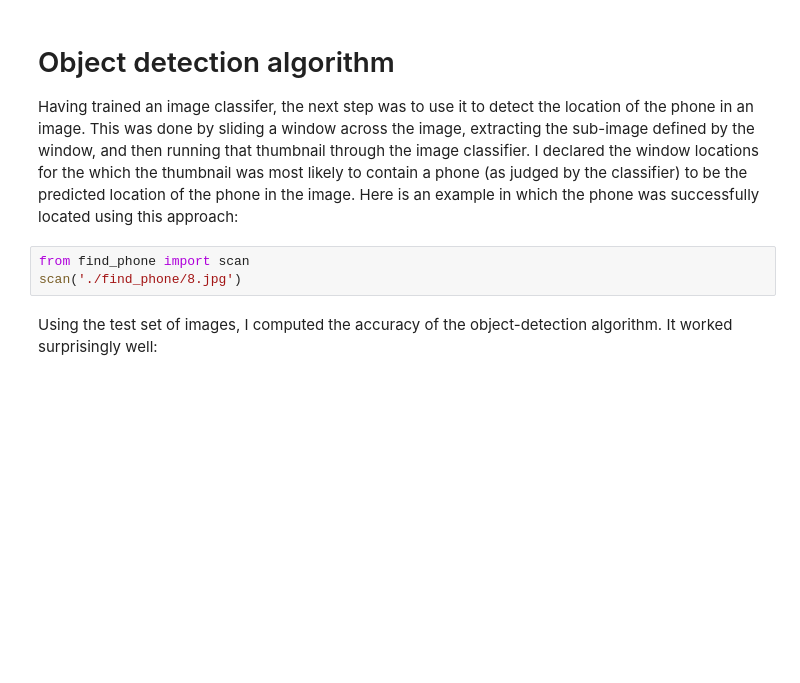
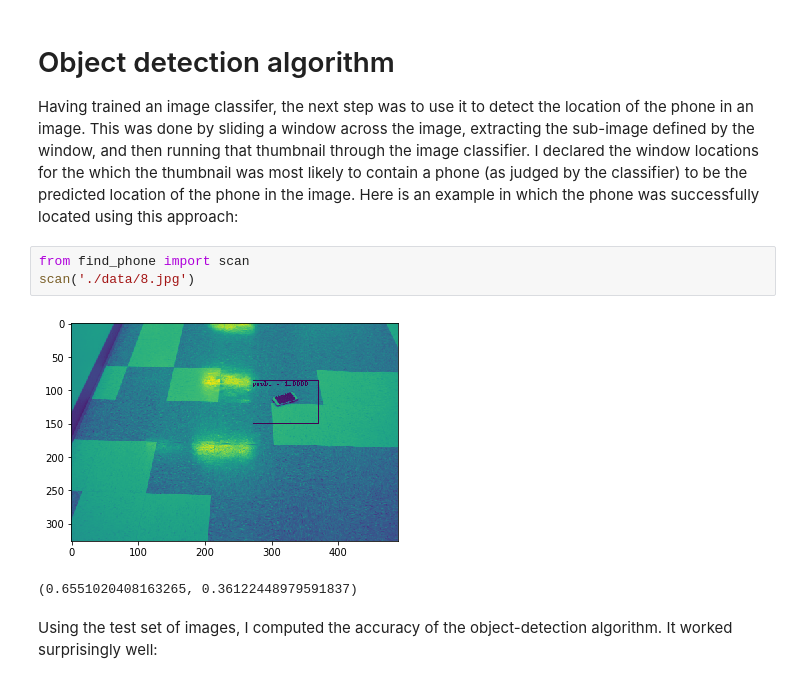
Before and after one commit to petermchale/find_phone, a Jupyter notebook: analysis.ipynb, the cells around one changed output. Drawn from its saved outputs; the diff is of its cells as text; blank space fills up the shorter version.

```diff
--- a/analysis.ipynb
+++ b/analysis.ipynb
@@ -35,7 +35,10 @@ IOError: File ./find_phone/labels.txt does not exist
 Having trained an image classifer, the next step was to use it to detect the location of the phone in an image. This was done by sliding a window across the image, extracting the sub-image defined by the window, and then running that thumbnail through the image classifier. I declared the window locations for the which the thumbnail was most likely to contain a phone (as judged by the classifier) to be the predicted location of the phone in the image. Here is an example in which the phone was successfully located using this approach:
 # %%
 from find_phone import scan
-scan('./find_phone/8.jpg')
+scan('./data/8.jpg')
+# %% [output]
+[figure, added]
+(0.6551020408163265, 0.36122448979591837)
 # %% [markdown]
 Using the test set of images, I computed the accuracy of the object-detection algorithm. It worked surprisingly well:
 # %%
```
Also changed, not shown: parts of 2 cells of this notebook, 5 other files.
